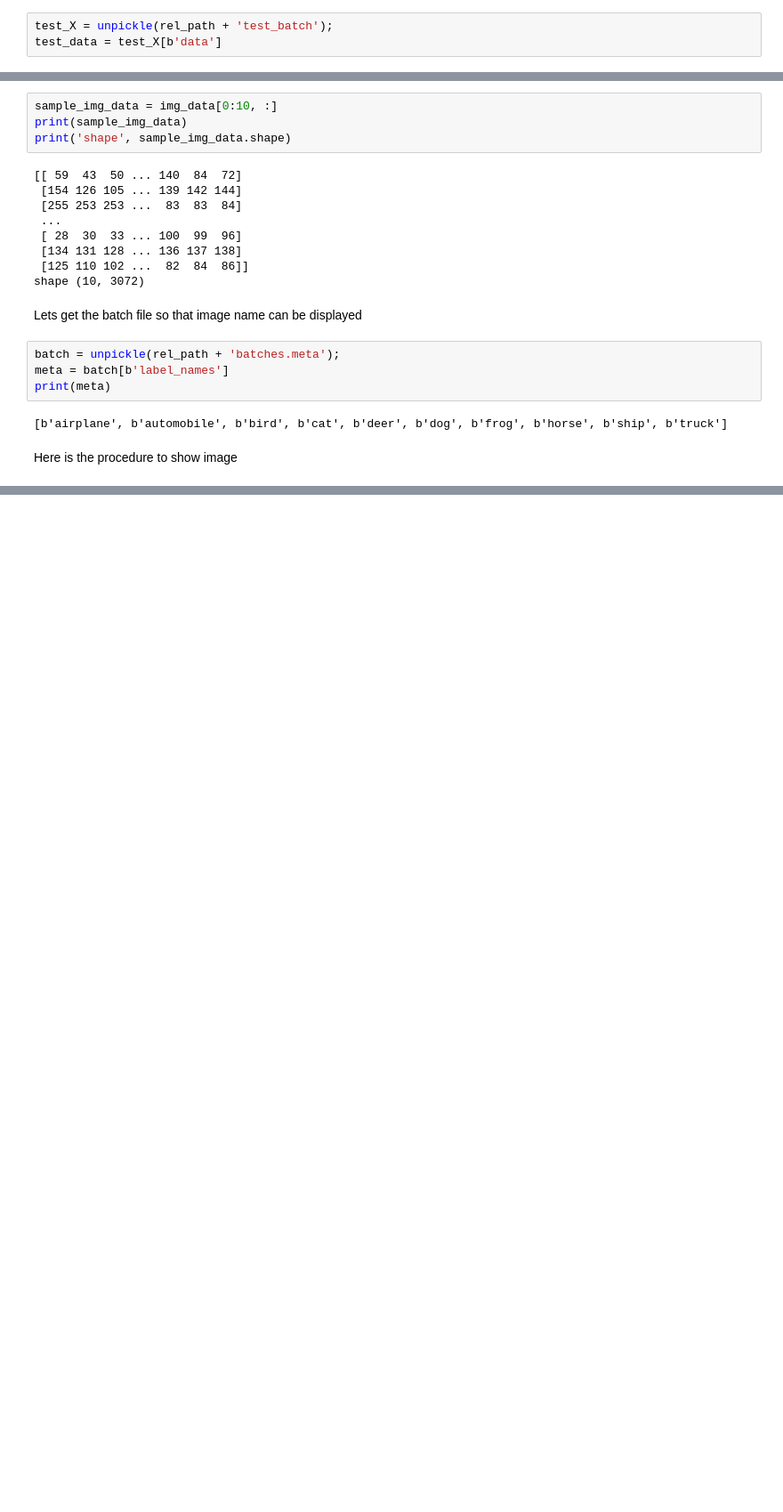
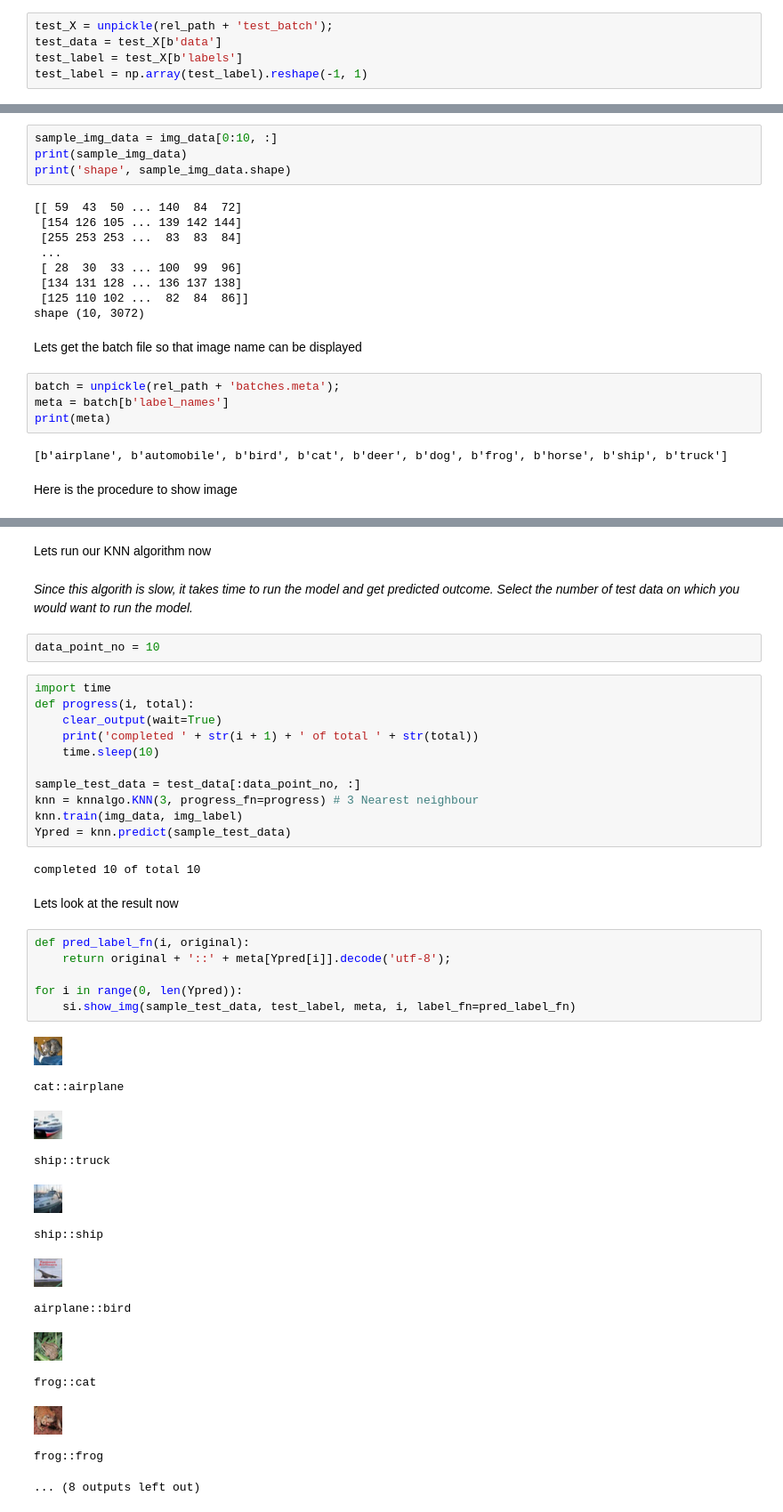
Before and after one commit to adotg/knn-what-how-why, a Jupyter notebook: knn.ipynb, the cells around one changed output, grey strips where cells are left out. Shown: that part at 89% size. Cells and saved outputs as stored; diff of their text form; blank space fills up the shorter version.

Commit message:
Run KNN on the test data

```diff
--- a/knn.ipynb
+++ b/knn.ipynb
@@ -208,6 +215,8 @@ Now lets load the testing data.
 # %%
 test_X = unpickle(rel_path + 'test_batch');
 test_data = test_X[b'data']
+test_label = test_X[b'labels']
+test_label = np.array(test_label).reshape(-1, 1)
 # %% [markdown]
 Check if the test data shape is same as training data shape
 # %%
@@ -293 +305,42 @@ b'automobile'
 ... (8 outputs left out)
+# %% [markdown]
+Lets run our KNN algorithm now
+# %% [markdown]
+*Since this algorith is slow, it takes time to run the model and get predicted outcome. Select the number of test data on which you would want to run the model.*
+# %%
+data_point_no = 10
+# %%
+import time
+def progress(i, total):
+    clear_output(wait=True)
+    print('completed ' + str(i + 1) + ' of total ' + str(total))
+    time.sleep(10)
+
+sample_test_data = test_data[:data_point_no, :]
+knn = knnalgo.KNN(3, progress_fn=progress) # 3 Nearest neighbour
+knn.train(img_data, img_label)
+Ypred = knn.predict(sample_test_data)
+# %% [output]
+completed 10 of total 10
+# %% [markdown]
+Lets look at the result now
+# %%
+def pred_label_fn(i, original):
+    return original + '::' + meta[Ypred[i]].decode('utf-8');
+
+for i in range(0, len(Ypred)):
+    si.show_img(sample_test_data, test_label, meta, i, label_fn=pred_label_fn)
+# %% [output]
+[figure, added]
+cat::airplane
+[figure, added]
+ship::truck
+[figure, added]
+ship::ship
+[figure, added]
+airplane::bird
+[figure, added]
+frog::cat
+[figure, added]
+frog::frog
+... (8 outputs left out)
```
Also changed, not shown: parts of 8 cells of this notebook.
